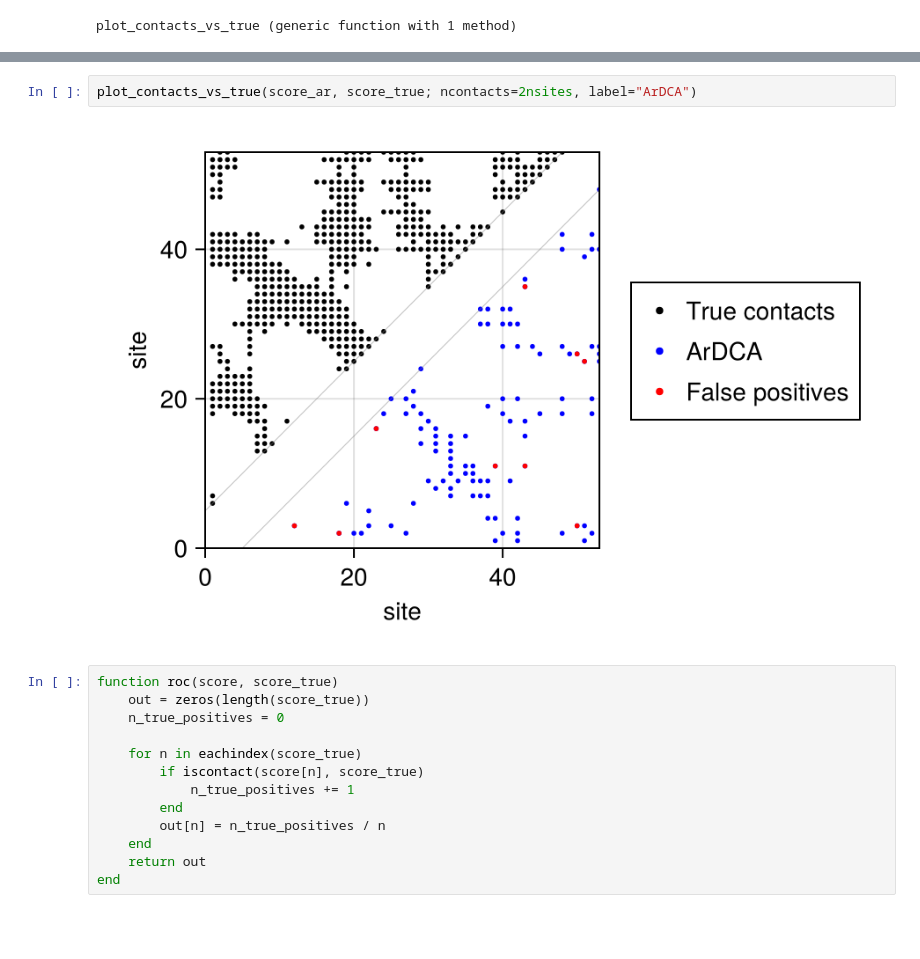
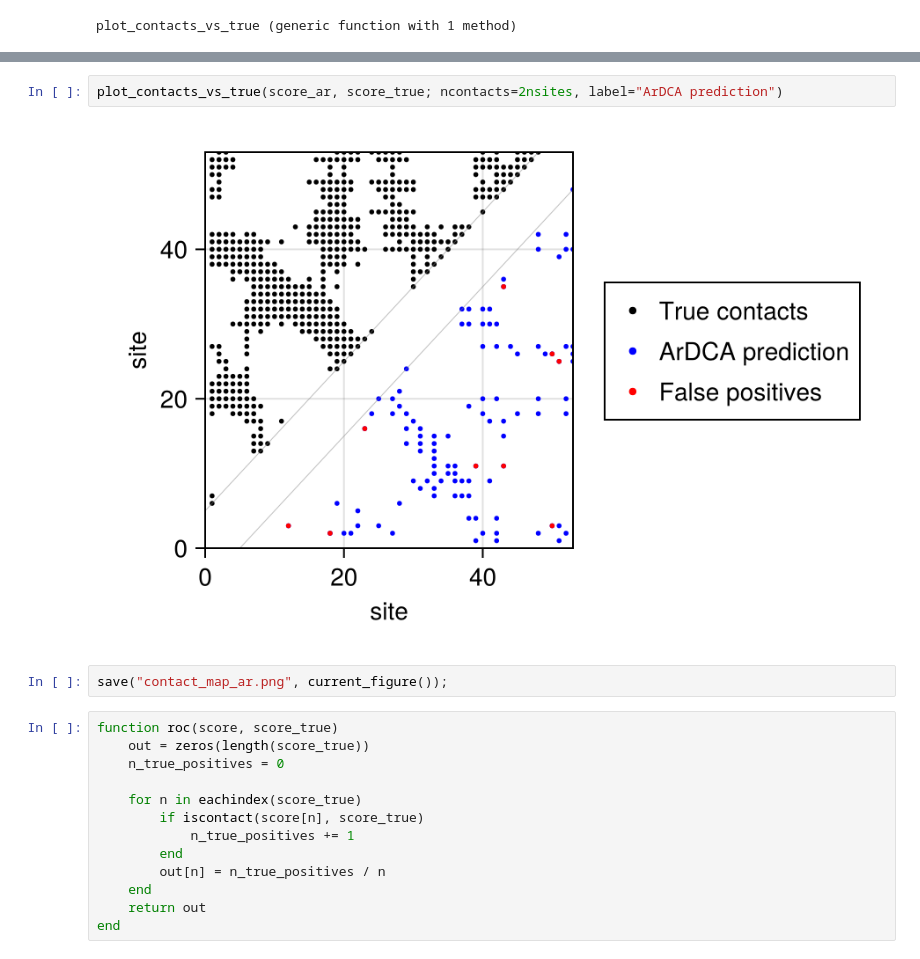
Before and after one commit to stecrotti/ProteinStructurePrediction, a Jupyter notebook: protein_structure_prediction.ipynb, the cells around one changed output, grey strips where cells are left out. Saved outputs shown, nothing was run; the diff lists cells and outputs as text; blank space fills up the shorter version.

```diff
--- a/protein_structure_prediction.ipynb
+++ b/protein_structure_prediction.ipynb
@@ -271,7 +271,9 @@ plot_contacts_vs_true(score_plm, score_true; ncontacts=2nsites, label="PlmDCA")
 # %%
-plot_contacts_vs_true(score_ar, score_true; ncontacts=2nsites, label="ArDCA")
+plot_contacts_vs_true(score_ar, score_true; ncontacts=2nsites, label="ArDCA prediction")
 # %% [output]
-[figure, old version]
+[figure, new version]
+# %%
+save("contact_map_ar.png", current_figure());
 # %%
 function roc(score, score_true)
     out = zeros(length(score_true))
```
Also changed, not shown: parts of 5 cells of this notebook, 2 other files.
